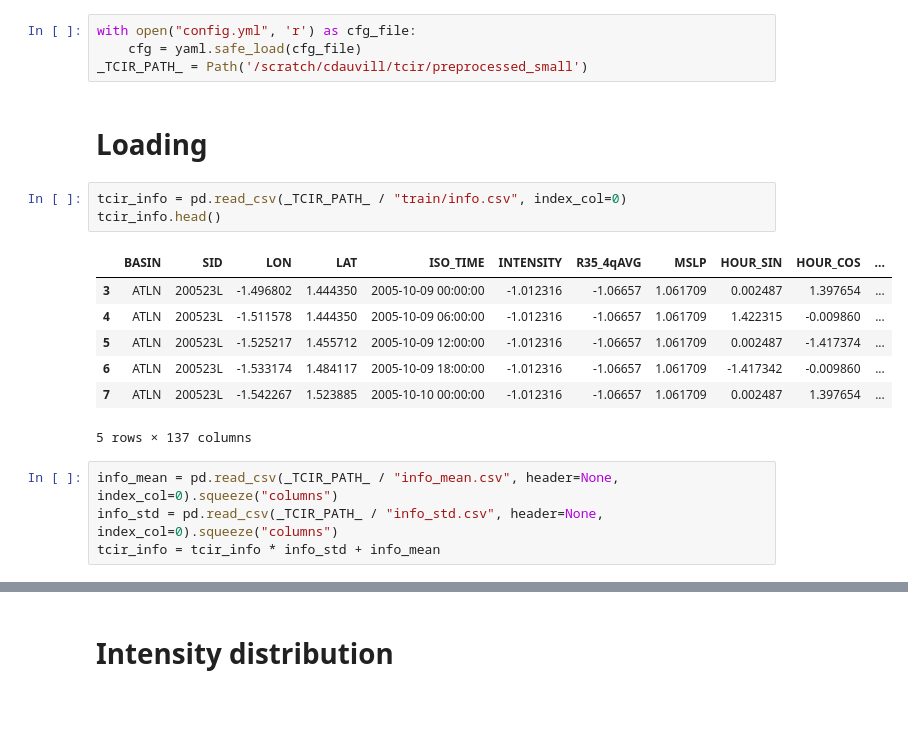
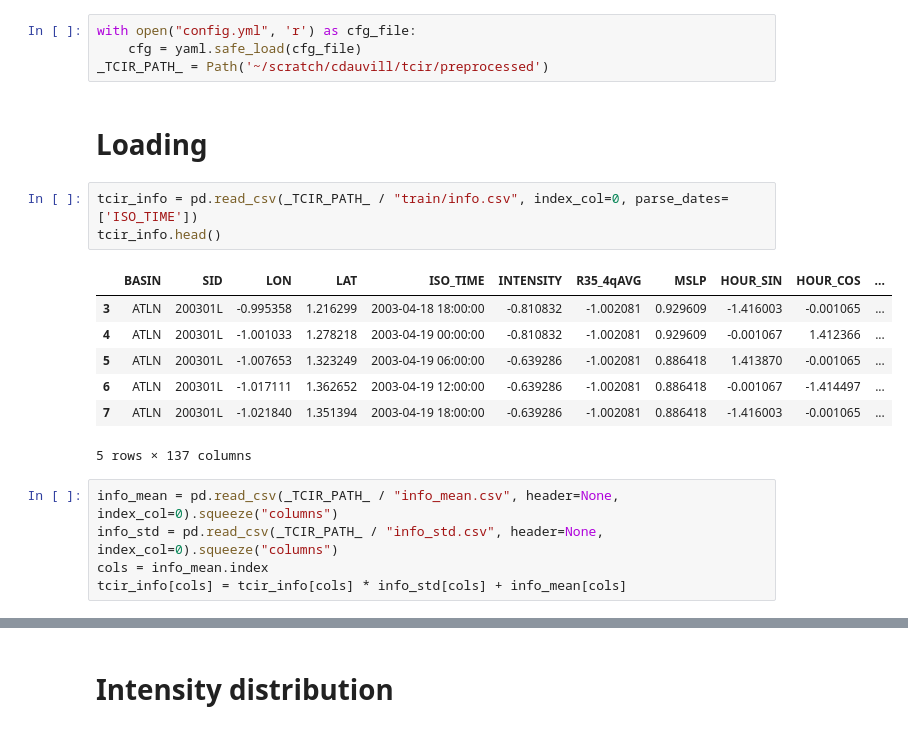
Before and after one commit to dauvillc/tc_probabilistic_forecasting, a Jupyter notebook: notebooks/explore_tcir.ipynb, the cells around one changed output, grey strips where cells are left out. Saved outputs shown, nothing was run; the diff lists cells and outputs as text.

```diff
--- a/notebooks/explore_tcir.ipynb
+++ b/notebooks/explore_tcir.ipynb
@@ -19,24 +20,25 @@ rng = np.random.default_rng(42)
 # %%
 with open("config.yml", 'r') as cfg_file:
     cfg = yaml.safe_load(cfg_file)
-_TCIR_PATH_ = Path('/scratch/cdauvill/tcir/preprocessed_small')
+_TCIR_PATH_ = Path('~/scratch/cdauvill/tcir/preprocessed')
 # %% [markdown]
 # Loading
 # %%
-tcir_info = pd.read_csv(_TCIR_PATH_ / "train/info.csv", index_col=0)
+tcir_info = pd.read_csv(_TCIR_PATH_ / "train/info.csv", index_col=0, parse_dates=['ISO_TIME'])
 tcir_info.head()
 # %% [output]
 |  | BASIN | SID | LON | LAT | ISO_TIME | INTENSITY | R35_4qAVG | MSLP | HOUR_SIN | HOUR_COS | ... |
-| 3 | ATLN | 200523L | -1.496802 | 1.444350 | 2005-10-09 00:00:00 | -1.012316 | -1.06657 | 1.061709 | 0.002487 | 1.397654 | ... |
-| 4 | ATLN | 200523L | -1.511578 | 1.444350 | 2005-10-09 06:00:00 | -1.012316 | -1.06657 | 1.061709 | 1.422315 | -0.009860 | ... |
-| 5 | ATLN | 200523L | -1.525217 | 1.455712 | 2005-10-09 12:00:00 | -1.012316 | -1.06657 | 1.061709 | 0.002487 | -1.417374 | ... |
-| 6 | ATLN | 200523L | -1.533174 | 1.484117 | 2005-10-09 18:00:00 | -1.012316 | -1.06657 | 1.061709 | -1.417342 | -0.009860 | ... |
-| 7 | ATLN | 200523L | -1.542267 | 1.523885 | 2005-10-10 00:00:00 | -1.012316 | -1.06657 | 1.061709 | 0.002487 | 1.397654 | ... |
+| 3 | ATLN | 200301L | -0.995358 | 1.216299 | 2003-04-18 18:00:00 | -0.810832 | -1.002081 | 0.929609 | -1.416003 | -0.001065 | ... |
+| 4 | ATLN | 200301L | -1.001033 | 1.278218 | 2003-04-19 00:00:00 | -0.810832 | -1.002081 | 0.929609 | -0.001067 | 1.412366 | ... |
+| 5 | ATLN | 200301L | -1.007653 | 1.323249 | 2003-04-19 06:00:00 | -0.639286 | -1.002081 | 0.886418 | 1.413870 | -0.001065 | ... |
+| 6 | ATLN | 200301L | -1.017111 | 1.362652 | 2003-04-19 12:00:00 | -0.639286 | -1.002081 | 0.886418 | -0.001067 | -1.414497 | ... |
+| 7 | ATLN | 200301L | -1.021840 | 1.351394 | 2003-04-19 18:00:00 | -0.639286 | -1.002081 | 0.886418 | -1.416003 | -0.001065 | ... |
 5 rows × 137 columns
 # %%
 info_mean = pd.read_csv(_TCIR_PATH_ / "info_mean.csv", header=None, index_col=0).squeeze("columns")
 info_std = pd.read_csv(_TCIR_PATH_ / "info_std.csv", header=None, index_col=0).squeeze("columns")
-tcir_info = tcir_info * info_std + info_mean
+cols = info_mean.index
+tcir_info[cols] = tcir_info[cols] * info_std[cols] + info_mean[cols]
 # %%
 tcir_info['INTENSITY']
 # %% [output]
```
Also changed, not shown: parts of 23 cells of this notebook.
